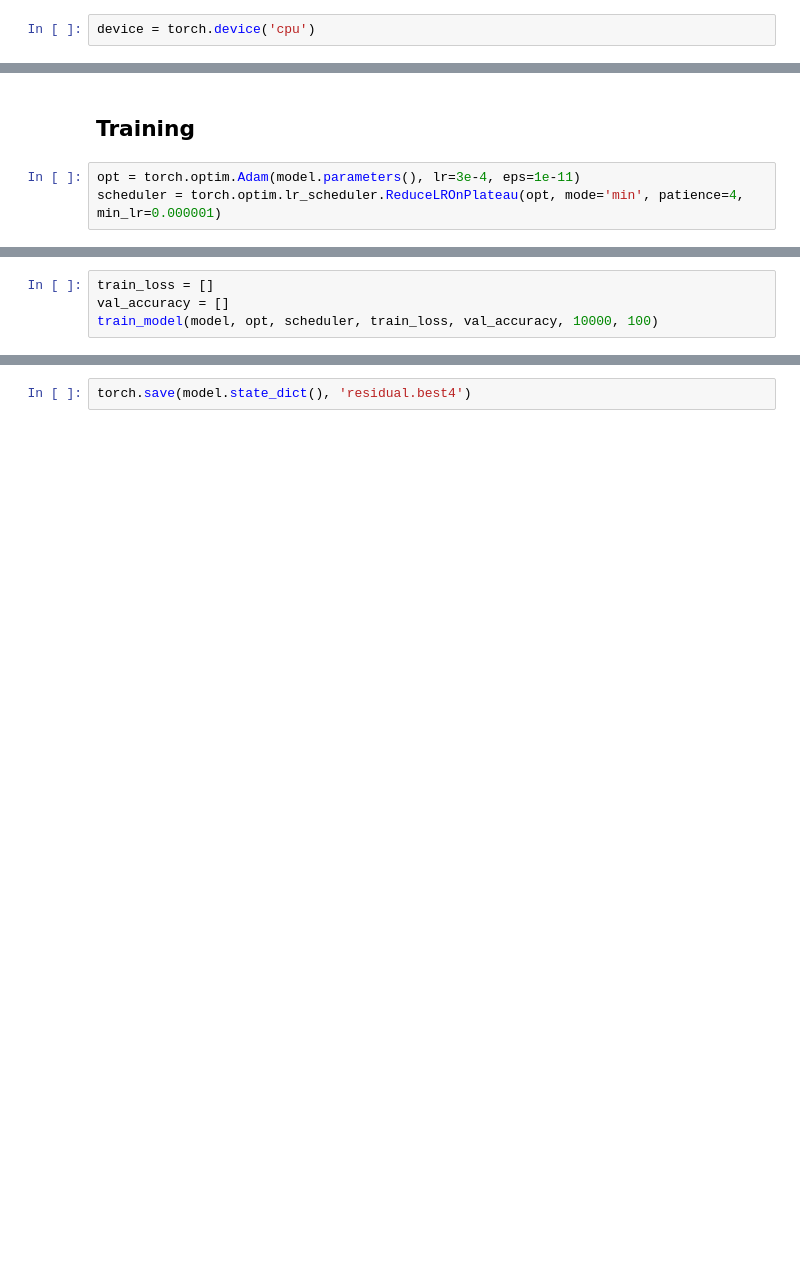
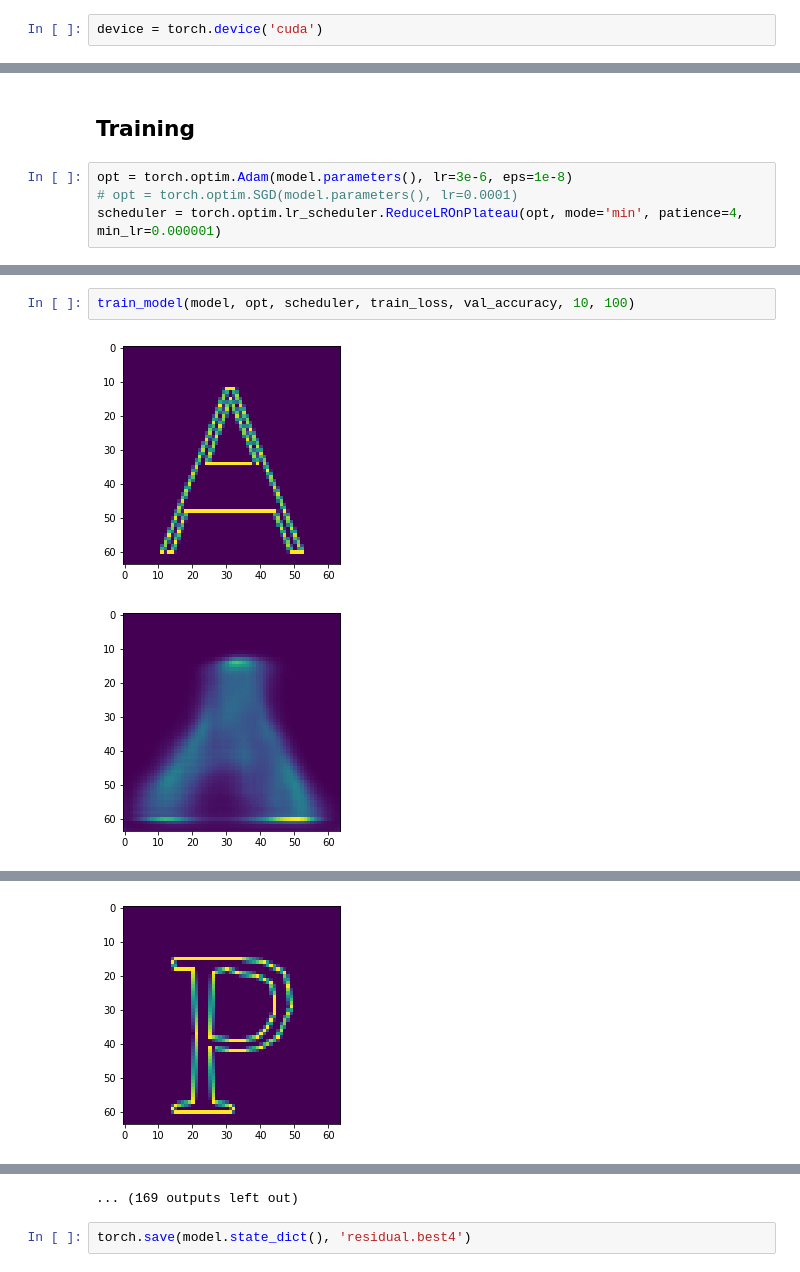
Before and after one commit to Alexponomarev7/svg-vae, a Jupyter notebook: vae_svg_decoding.ipynb, the cells around one changed output, grey strips where cells are left out. Cells and saved outputs as stored; diff of their text form; blank space fills up the shorter version.

```diff
--- a/vae_svg_decoding.ipynb
+++ b/vae_svg_decoding.ipynb
@@ -117,5 +134,5 @@ config = ImageVAEConfig('cpu')
 # %%
-device = torch.device('cpu')
+device = torch.device('cuda')
 # %%
 model = VAEModel(config).to(device)
 # %%
@@ -143,5 +160,6 @@ Estimated Total Size (MB): 23.12
 # %% [markdown]
 ## Training
 # %%
-opt = torch.optim.Adam(model.parameters(), lr=3e-4, eps=1e-11)
+opt = torch.optim.Adam(model.parameters(), lr=3e-6, eps=1e-8)
+# opt = torch.optim.SGD(model.parameters(), lr=0.0001)
 scheduler = torch.optim.lr_scheduler.ReduceLROnPlateau(opt, mode='min', patience=4, min_lr=0.000001)
@@ -191,7 +223,7 @@ def train_model(model, opt, scheduler, train_loss,
         #    cur_max_acc = cur_val_acc
         #    torch.save(model.state_dict(), 'models/residual.best4')
 # %%
-train_loss = []
-val_accuracy = []
-train_model(model, opt, scheduler, train_loss, val_accuracy, 10000, 100)
+train_model(model, opt, scheduler, train_loss, val_accuracy, 10, 100)
 # %% [output]
+[figure, added]
+[figure, added]
@@ -198,0 +231 @@ RuntimeError: element 0 of tensors does not require grad and does not have a gra
+[figure, added]
@@ -199,2 +240,3 @@ RuntimeError: element 0 of tensors does not require grad and does not have a gra
+... (169 outputs left out)
 # %%
 torch.save(model.state_dict(), 'residual.best4')
```
Also changed, not shown: parts of 14 cells of this notebook, 2 other files.
